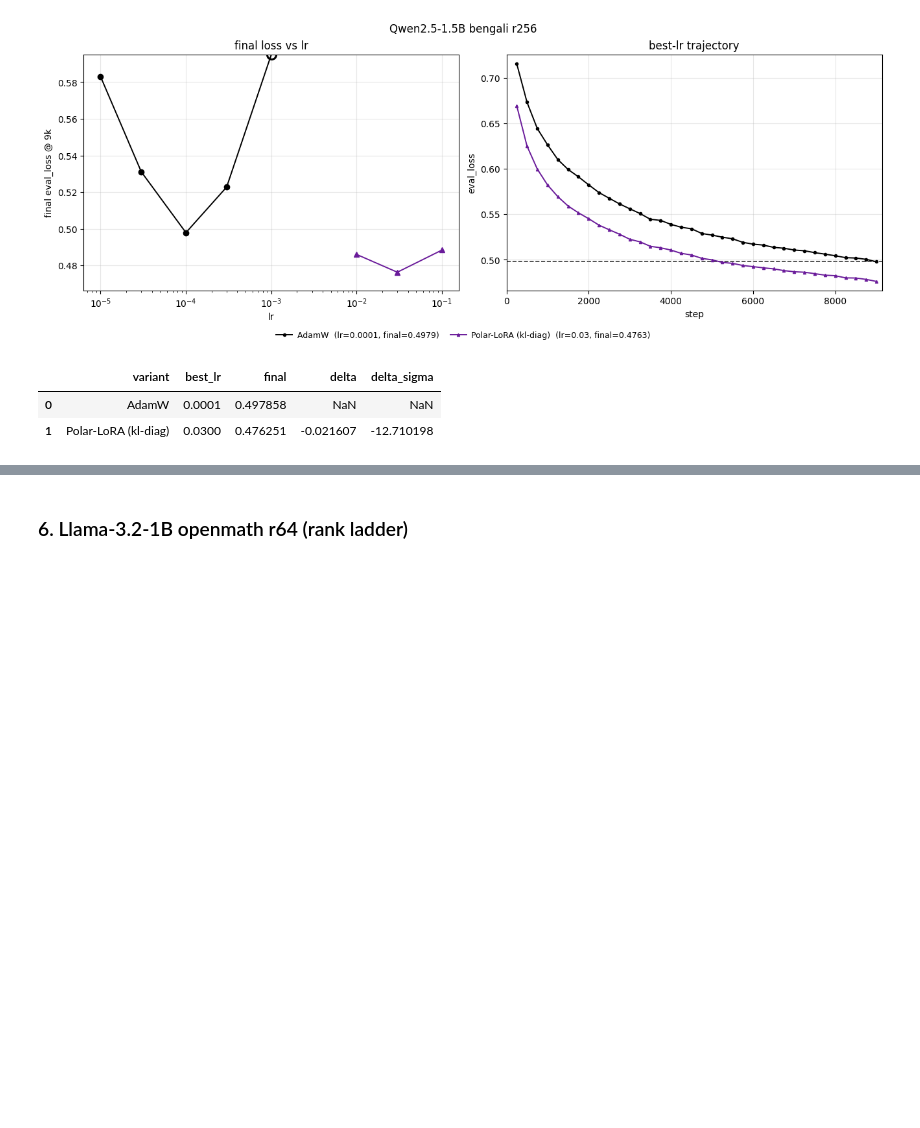
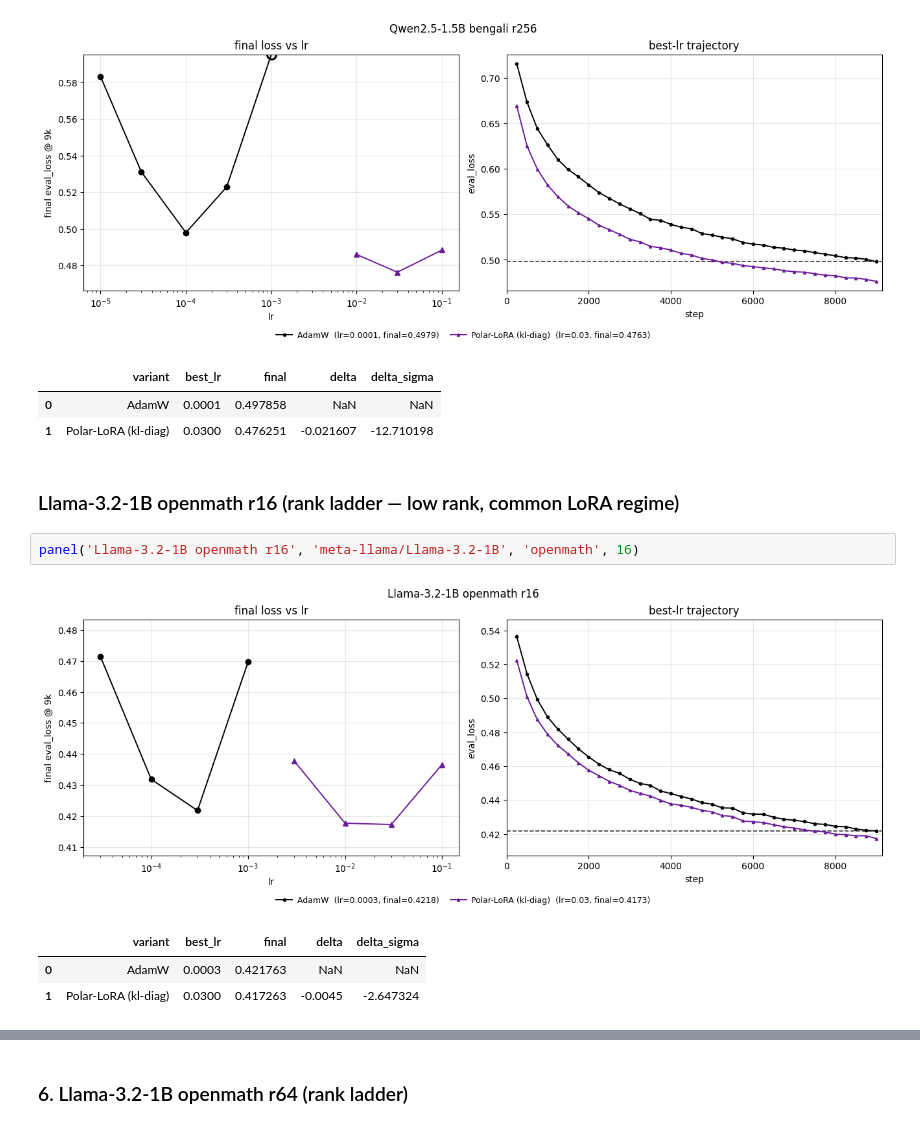
Before and after one commit to nikhilgsh/lora-optimizers, a Jupyter notebook: paper/paper_plots.ipynb, the cells around one changed output, grey strips where cells are left out. Saved outputs shown, nothing was run; the diff lists cells and outputs as text; blank space fills up the shorter version.

```diff
--- a/paper/paper_plots.ipynb
+++ b/paper/paper_plots.ipynb
@@ -120,3 +123,12 @@ panel('Qwen2.5-1.5B bengali r256', 'Qwen/Qwen2.5-1.5B', 'bengali', 256)
 |  | variant | best_lr | final | delta | delta_sigma |
 | 0 | AdamW | 0.0001 | 0.497858 | NaN | NaN |
 | 1 | Polar-LoRA (kl-diag) | 0.0300 | 0.476251 | -0.021607 | -12.710198 |
+# %% [markdown]
+### Llama-3.2-1B openmath r16  (rank ladder — low rank, common LoRA regime)
+# %%
+panel('Llama-3.2-1B openmath r16', 'meta-llama/Llama-3.2-1B', 'openmath', 16)
+# %% [output]
+[figure, added]
+|  | variant | best_lr | final | delta | delta_sigma |
+| 0 | AdamW | 0.0003 | 0.421763 | NaN | NaN |
+| 1 | Polar-LoRA (kl-diag) | 0.0300 | 0.417263 | -0.0045 | -2.647324 |
```
Also changed, not shown: parts of 12 cells of this notebook, 11 other files.
